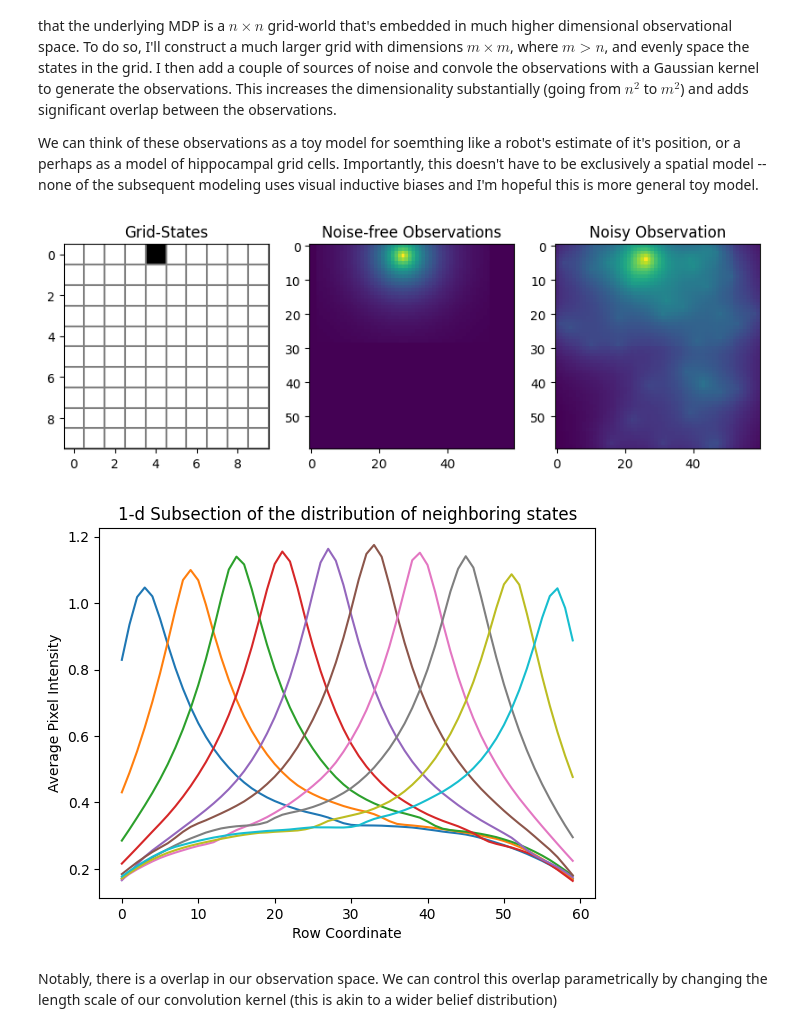
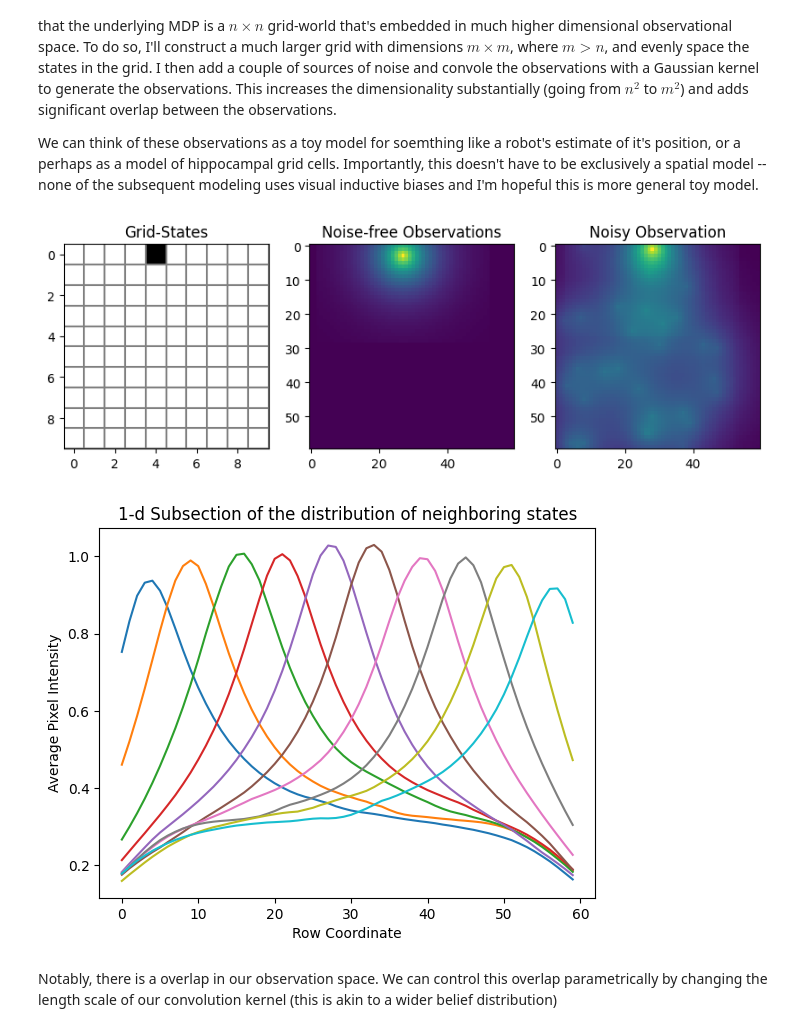
Before and after one commit to nicktfranklin/thread_the_needle, a Jupyter notebook: State_Inference_Network.ipynb, the cells around one changed output. Saved outputs shown, nothing was run; the diff lists cells and outputs as text; code cells hidden in the pictures.

Commit message:
added visualizations

```diff
--- a/State_Inference_Network.ipynb
+++ b/State_Inference_Network.ipynb
@@ -44,25 +43,25 @@ We can think of these observations as a toy model for soemthing like a robot's e
 # %%
 # Discritized states: a 10x10 grid of states, which we embed by spacing
 # evenly in a nXn space
 HEIGHT, WIDTH = 10, 10
 MAP_HEIGHT = 60
 
 
 gw_kwargs = dict(
     rbf_kernel_size = 51, # must be odd
     rbf_kernel_scale = .15,
-    location_noise_scale = 1.0
+    location_noise_scale = 2.0
 )
 
 
 observation_model = ObservationModel(HEIGHT, WIDTH, MAP_HEIGHT, **gw_kwargs)
 
 
 # show an example location
 s = 4
 observation_model.display_state(s)
 # %% [output]
-[figure, old version]
+[figure, new version]
 # %%
 ## show the 1-d overlap of neighboring states
 x, _ = observation_model.get_obs_coords(26)
@@ -77,7 +76,7 @@ plt.ylabel('Average Pixel Intensity')
 plt.title('1-d Subsection of the distribution of neighboring states')
 plt.show()
 # %% [output]
-[figure, old version]
+[figure, new version]
 # %% [markdown]
 Notably, there is a overlap in our observation space. We can control this overlap parametrically by changing the length scale of our convolution kernel (this is akin to a wider belief distribution)
 # %%
```
Also changed, not shown: parts of 15 cells of this notebook.
